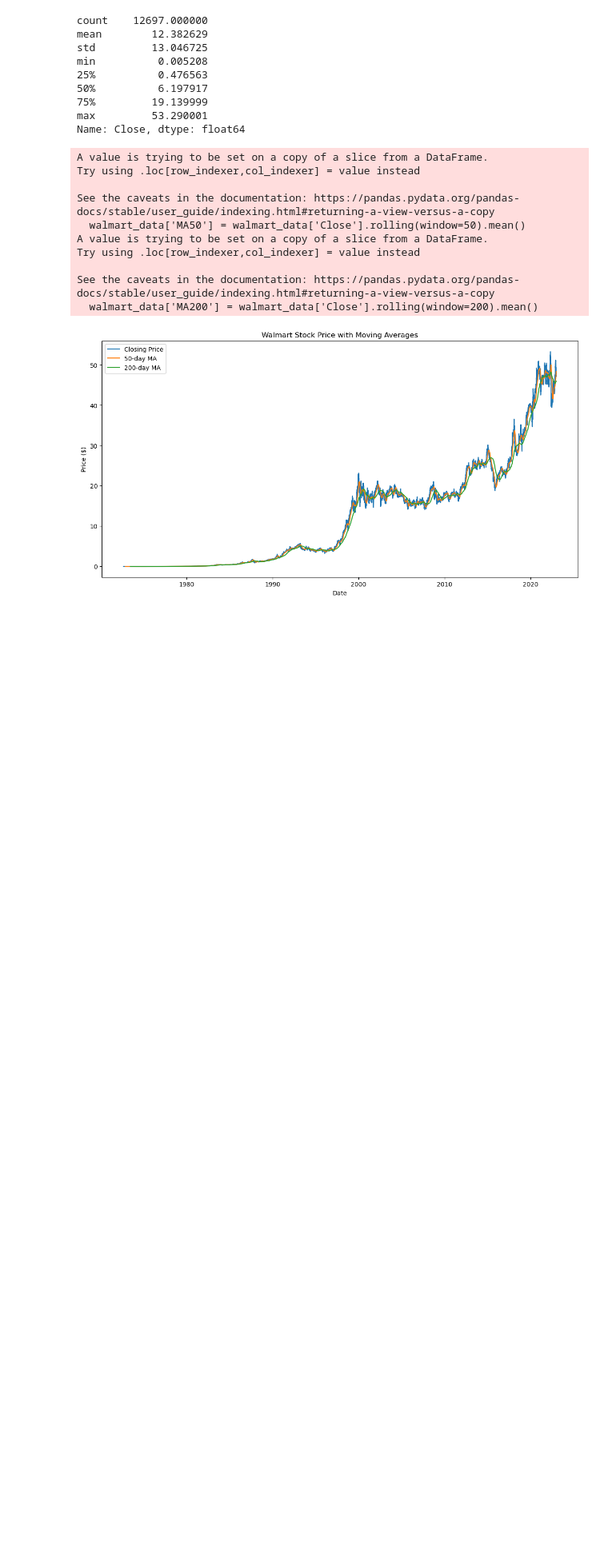
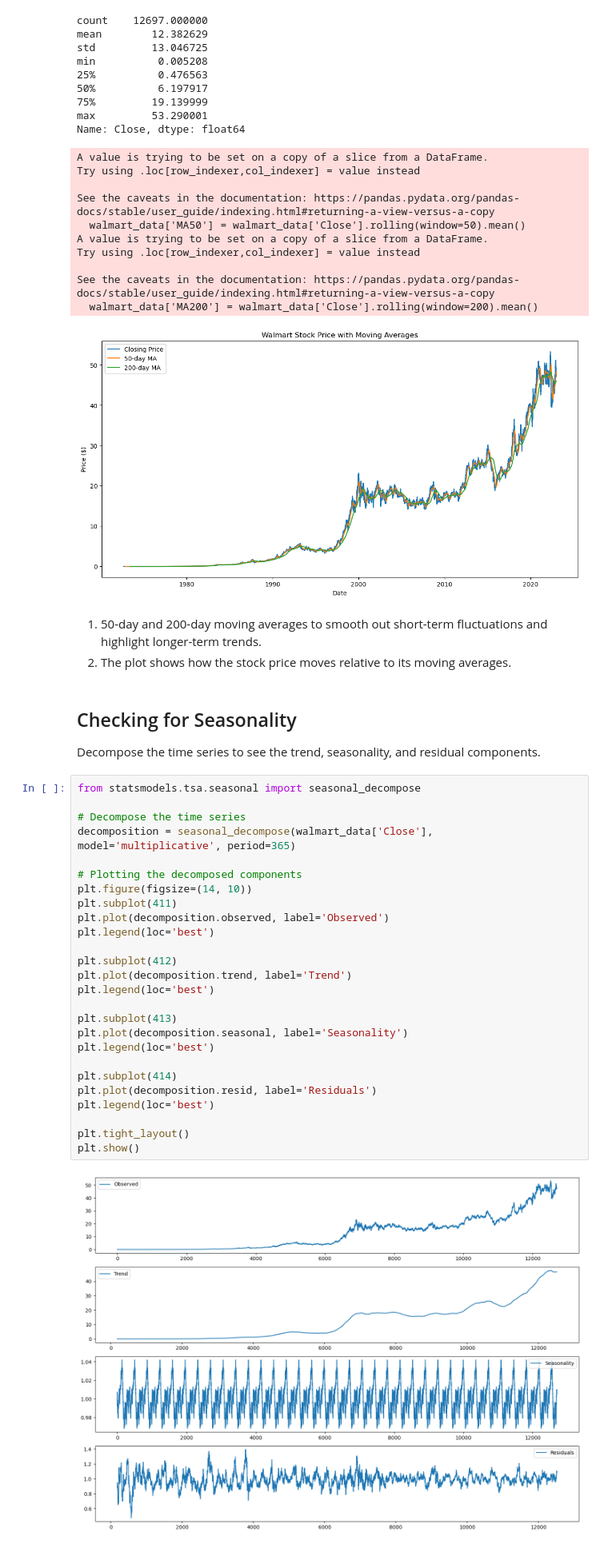
Before and after one commit to ShamalaC/Walmart_Stock_Price_1972-2022, a Jupyter notebook: DataExploration&Processing.ipynb, the cells around one changed output. Shown at 80% size. Drawn from its saved outputs; the diff is of its cells as text; blank space fills up the shorter version.

```diff
--- a/DataExploration&Processing.ipynb
+++ b/DataExploration&Processing.ipynb
@@ -117,3 +117,38 @@ Try using .loc[row_indexer,col_indexer] = value instead
 See the caveats in the documentation: https://pandas.pydata.org/pandas-docs/stable/user_guide/indexing.html#returning-a-view-versus-a-copy
   walmart_data['MA200'] = walmart_data['Close'].rolling(window=200).mean()
 [figure]
+# %% [markdown]
+1. 50-day and 200-day moving averages to smooth out short-term fluctuations and highlight longer-term trends.
+2. The plot shows how the stock price moves relative to its moving averages.
+# %% [markdown]
+## Checking for Seasonality
+
+Decompose the time series to see the trend, seasonality, and residual components.
+# %%
+from statsmodels.tsa.seasonal import seasonal_decompose
+
+# Decompose the time series
+decomposition = seasonal_decompose(walmart_data['Close'], model='multiplicative', period=365)
+
+# Plotting the decomposed components
+plt.figure(figsize=(14, 10))
+plt.subplot(411)
+plt.plot(decomposition.observed, label='Observed')
+plt.legend(loc='best')
+
+plt.subplot(412)
+plt.plot(decomposition.trend, label='Trend')
+plt.legend(loc='best')
+
+plt.subplot(413)
+plt.plot(decomposition.seasonal, label='Seasonality')
+plt.legend(loc='best')
+
+plt.subplot(414)
+plt.plot(decomposition.resid, label='Residuals')
+plt.legend(loc='best')
+
+plt.tight_layout()
+plt.show()
+# %% [output]
+[figure, added]
```
Also changed, not shown: parts of 21 cells of this notebook.
